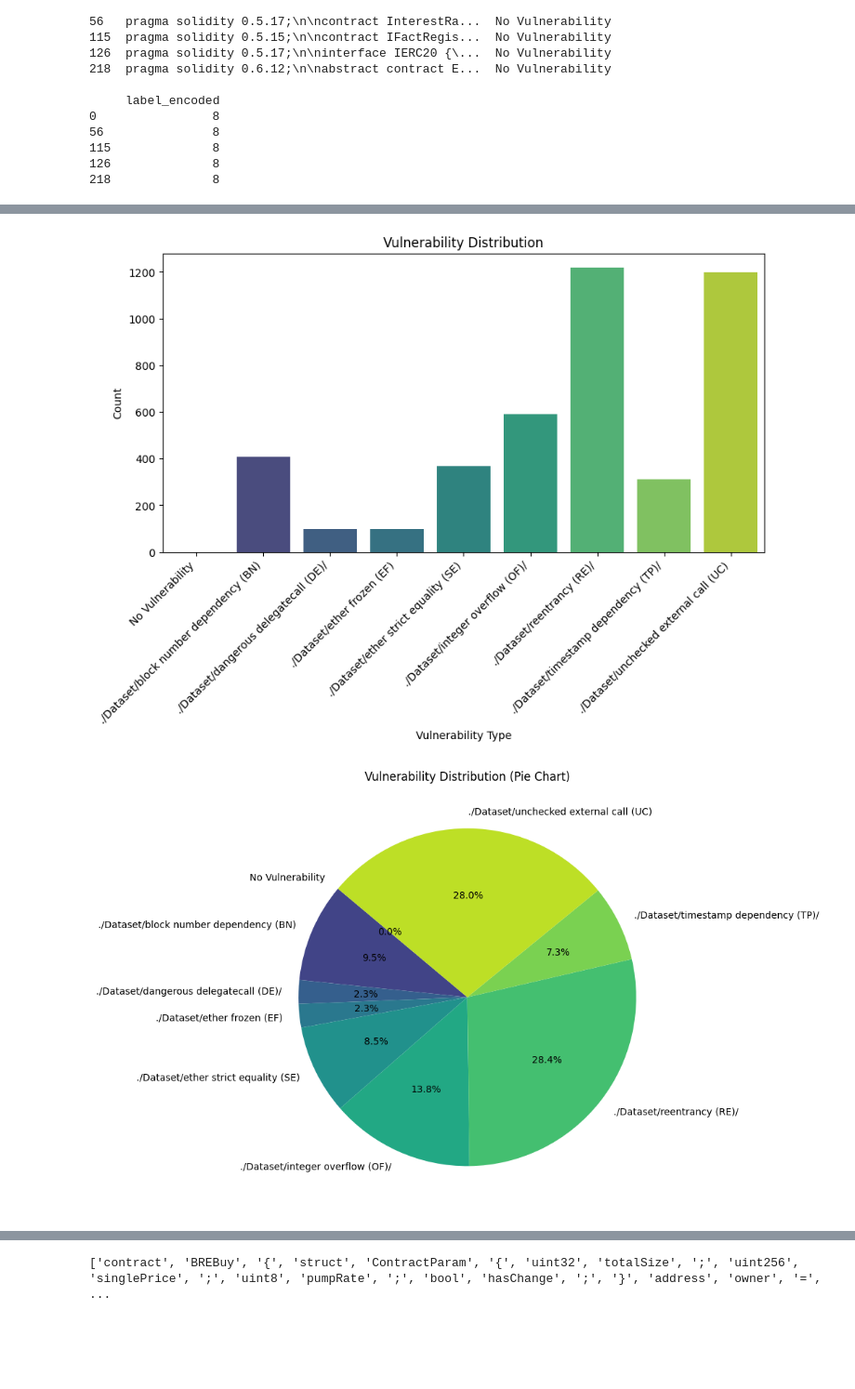
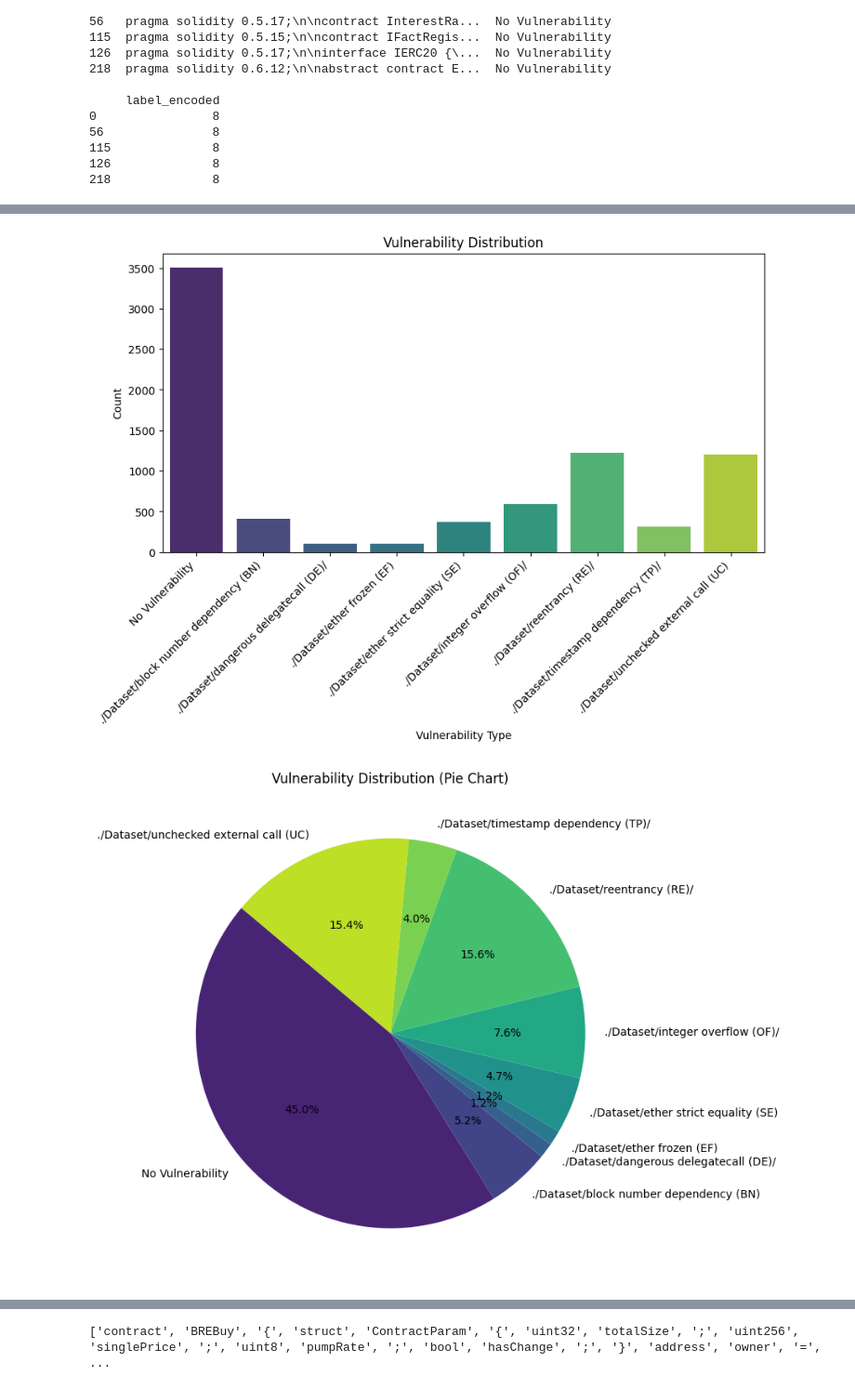
Before and after one commit to SophiaLuan-uwo/Smart_Contract_Vulnerabilities_Project, a Jupyter notebook: Smart_Contract_Vulnerabilities.ipynb, the cells around one changed output, grey strips where cells are left out. Shown at 93% size. Drawn from its saved outputs; the diff is of its cells as text; code cells hidden in the pictures; blank space fills up the shorter version.

Commit message:
combine and process safe contract with previous data

```diff
--- a/Smart_Contract_Vulnerabilities.ipynb
+++ b/Smart_Contract_Vulnerabilities.ipynb
@@ -13,8 +13,8 @@ from sklearn.model_selection import train_test_split
 
 # nltk.download('stopwords')
 # %%
-df = pd.read_csv("SC_Vuln_8label.csv", index_col=0)
-print(df.head())
-print(df.isnull().sum()) #no missing values
+df_8label = pd.read_csv("SC_Vuln_8label.csv", index_col=0)
+print(df_8label.head())
+print(df_8label.isnull().sum()) #no missing values
 # %% [output]
     filename                                               code  \
@@ -37,12 +37,14 @@ label_encoded    0
 dtype: int64
 # %%
 import numpy as np
+import pandas as pd
 from datasets import load_dataset
 
-ds = load_dataset("mwritescode/slither-audited-smart-contracts", "all-multilabel")
+ds = load_dataset("mwritescode/slither-audited-smart-contracts", "all-multilabel", trust_remote_code=True)
 
 df = ds['train'].to_pandas()
 df['slither'] = df['slither'].apply(lambda x: x.tolist() if isinstance(x, np.ndarray) else x)
+
 safe_contracts = df[df['slither'].apply(lambda x: x == [4])]
 safe_contracts_final = pd.DataFrame({
     'filename': safe_contracts['address'],
@@ -79,6 +81,8 @@ print(safe_contracts_final.head())
 safe_contracts_code = safe_contracts_final.drop_duplicates(subset='filename', keep='first')
 
 #combine the two datasets
-combined_data = pd.concat([df, safe_contracts_code], ignore_index=True)
-combined_data.to_csv("combined_dataset.csv", index=False)
+combined_data = pd.concat([df_8label, safe_contracts_code], ignore_index=True)
+# combined_data.to_csv("combined_dataset.csv", index=False)
+
+# combined_data.to_csv("combined_dataset.csv", index=False)
 # %%
@@ -133,6 +170,11 @@ No Vulnerability
 # %%
+import pandas as pd
+import json  # To load the mapping
+import matplotlib.pyplot as plt
+import seaborn as sns
+
 # Load dataset
-df = pd.read_csv("SC_Vuln_8label_Processed.csv")
+df = pd.read_csv("combined_dataset_processed.csv")
 
 # Load vulnerability map
 with open("vulnerability_map.json", "r") as f:
@@ -193,6 +235,18 @@ plt.figure(figsize=(8,6))
 sns.heatmap(vulnerability_matrix.corr(), annot=True, cmap="coolwarm", linewidths=0.5)
 plt.title("Vulnerability Co-occurrence Heatmap")
 plt.show()
+
+### === 5 Code Length Distribution === ###
+# Compute code length
+df["code_length"] = df["code"].apply(lambda x: len(str(x)))
+
+# Plot histogram
+plt.figure(figsize=(10, 5))
+sns.histplot(df["code_length"], bins=50, kde=True, color="blue")
+plt.xlabel("Code Length")
+plt.ylabel("Frequency")
+plt.title("Code Length Distribution")
+plt.show()
 # %% [output]
  Dataset Overview:
 <class 'pandas.core.frame.DataFrame'>
@@ -208,11 +262,11 @@ memory usage: 71.4+ KB
 None
 ... (18 lines left out)
 5        ./Dataset/integer overflow (OF)/    590
 6              ./Dataset/reentrancy (RE)/   1218
 7    ./Dataset/timestamp dependency (TP)/    312
 8  ./Dataset/unchecked external call (UC)   1199
 Passing `palette` without assigning `hue` is deprecated and will be removed in v0.14.0. Assign the `x` variable to `hue` and set `legend=False` for the same effect.
 
   sns.barplot(x="Vulnerability", y="Count", data=vulnerability_df, palette="viridis")
-[figure, old version]
+[figure, new version]
-[figure, old version]
+[figure, new version]
```
Also changed, not shown: parts of 5 cells of this notebook, 1 other file.
